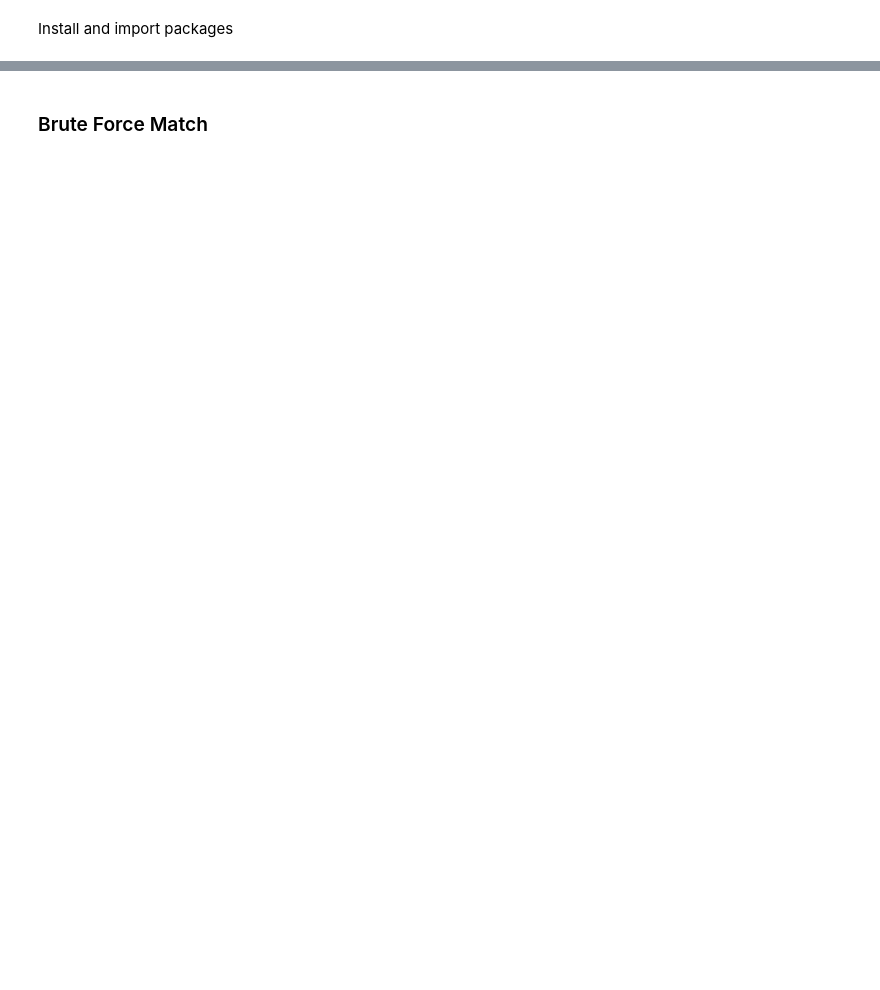
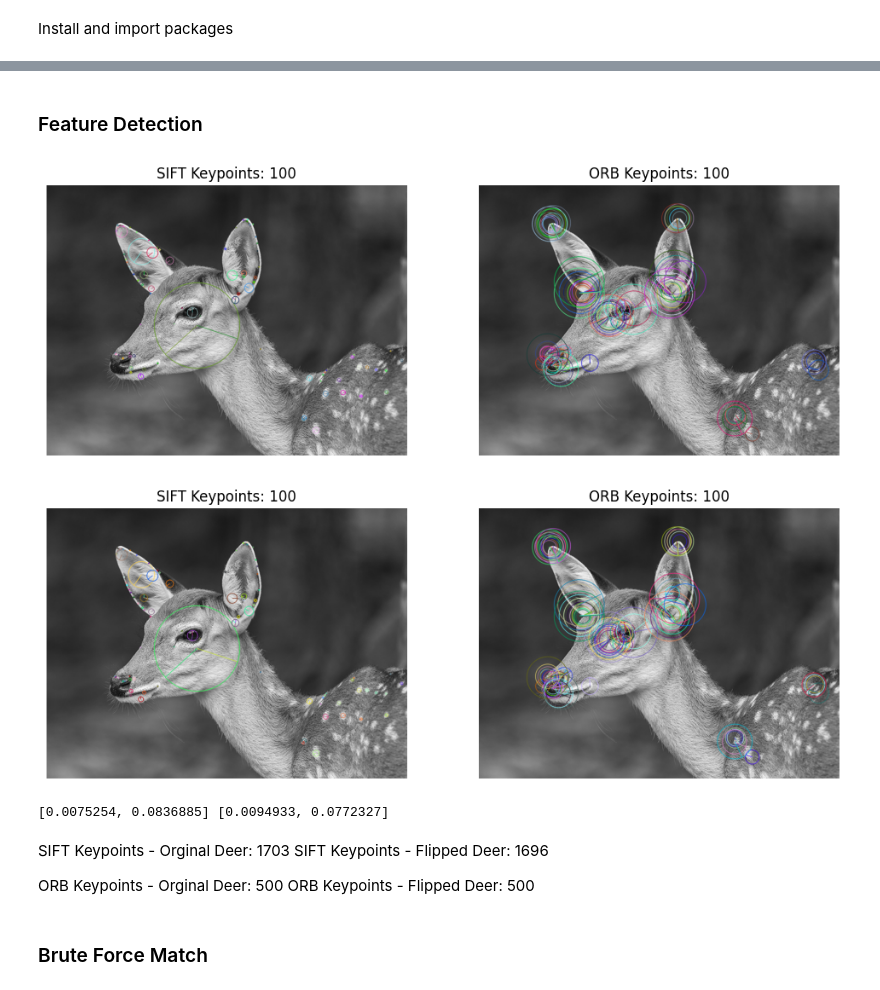
Before and after one commit to rstrauss127/Computer_Vision_Notebooks, a Jupyter notebook: code.ipynb, the cells around one changed output, grey strips where cells are left out. Saved outputs shown, nothing was run; the diff lists cells and outputs as text; code cells hidden in the pictures; blank space fills up the shorter version.

```diff
--- a/code.ipynb
+++ b/code.ipynb
@@ -99,3 +103,23 @@ orb2, sift2 = detect_and_draw_keypoints(board_game2)
+# %% [markdown]
+### Feature Detection
+# %%
+
+
+# Get ORB and Sift descriptors and keypoints for both deer pictures
+orb1, sift1, performance1 = detect_and_draw_keypoints(deer1,100)
+orb2, sift2, performance2 = detect_and_draw_keypoints(deer1, 100)
+
+print(performance1,performance2)
+# %% [output]
+[figure, added]
+[figure, added]
+[0.0075254, 0.0836885] [0.0094933, 0.0772327]
+# %% [markdown]
+SIFT Keypoints - Orginal Deer: 1703
+SIFT Keypoints - Flipped Deer: 1696
+
+ORB Keypoints - Orginal Deer: 500
+ORB Keypoints - Flipped Deer: 500
 # %% [markdown]
 ### Brute Force Match
 # %%
```
Also changed, not shown: parts of 22 cells of this notebook, 1 other file.
